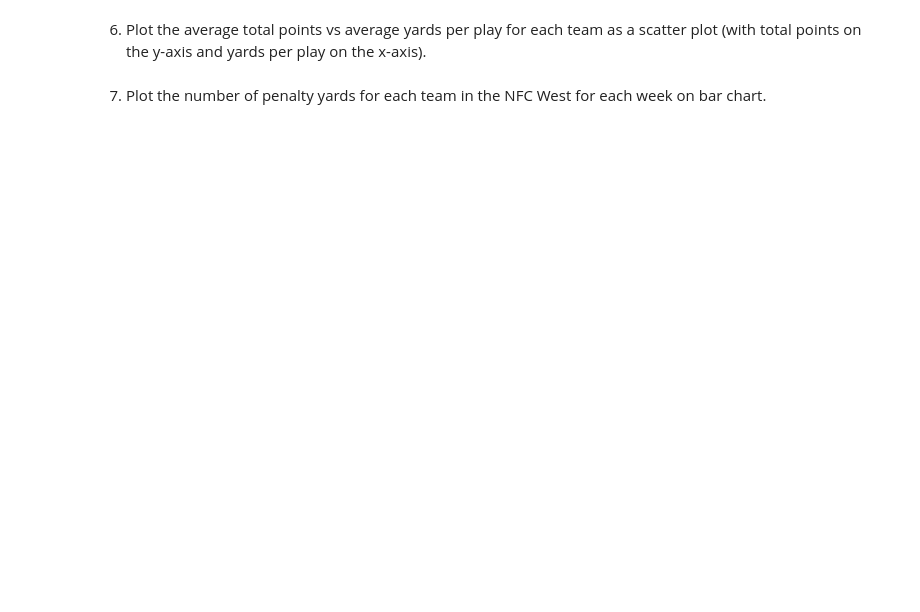
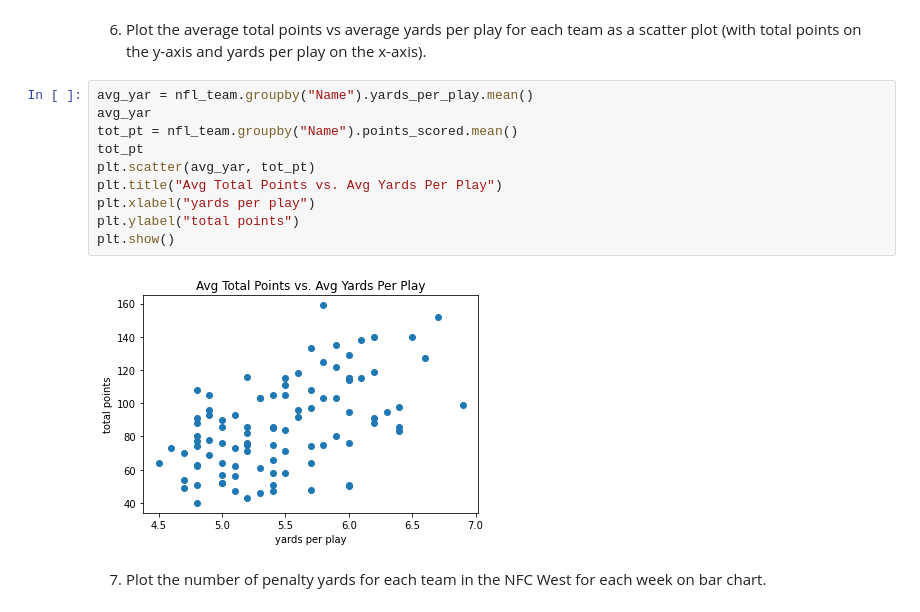
Before and after one commit to kayleeodom/cis277-fa22-Lab5, a Jupyter notebook: Lab5.ipynb, the cells around one changed output. Drawn from its saved outputs; the diff is of its cells as text; blank space fills up the shorter version.

```diff
--- a/Lab5.ipynb
+++ b/Lab5.ipynb
@@ -83,4 +148,16 @@ AttributeError: 'DataFrame' object has no attribute 'name'
 # %% [markdown]
 6. Plot the average total points vs average yards per play for each team as a scatter plot (with total points on the y-axis and yards per play on the x-axis).
+# %%
+avg_yar = nfl_team.groupby("Name").yards_per_play.mean()
+avg_yar
+tot_pt = nfl_team.groupby("Name").points_scored.mean()
+tot_pt
+plt.scatter(avg_yar, tot_pt)
+plt.title("Avg Total Points vs. Avg Yards Per Play")
+plt.xlabel("yards per play")
+plt.ylabel("total points")
+plt.show()
+# %% [output]
+[figure, added]
 # %% [markdown]
 7. Plot the number of penalty yards for each team in the NFC West for each week on bar chart.
```
Also changed, not shown: parts of 8 cells of this notebook, 3 other files.
